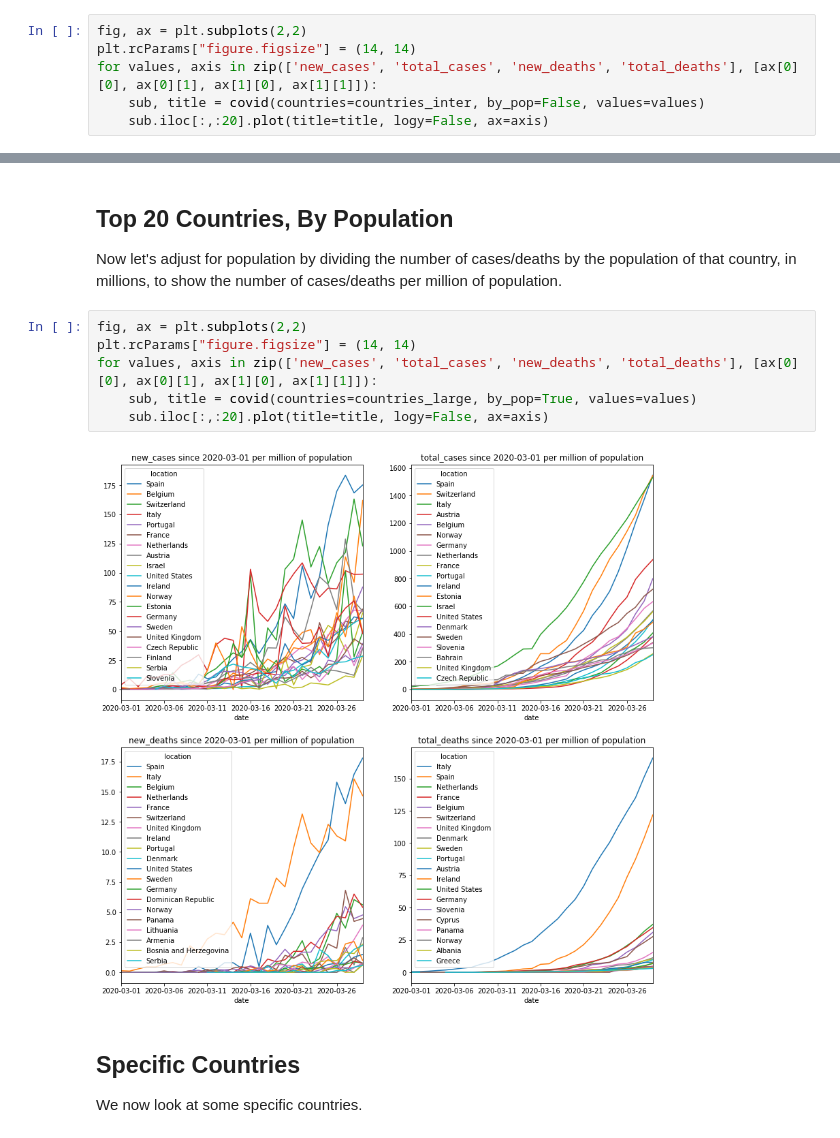
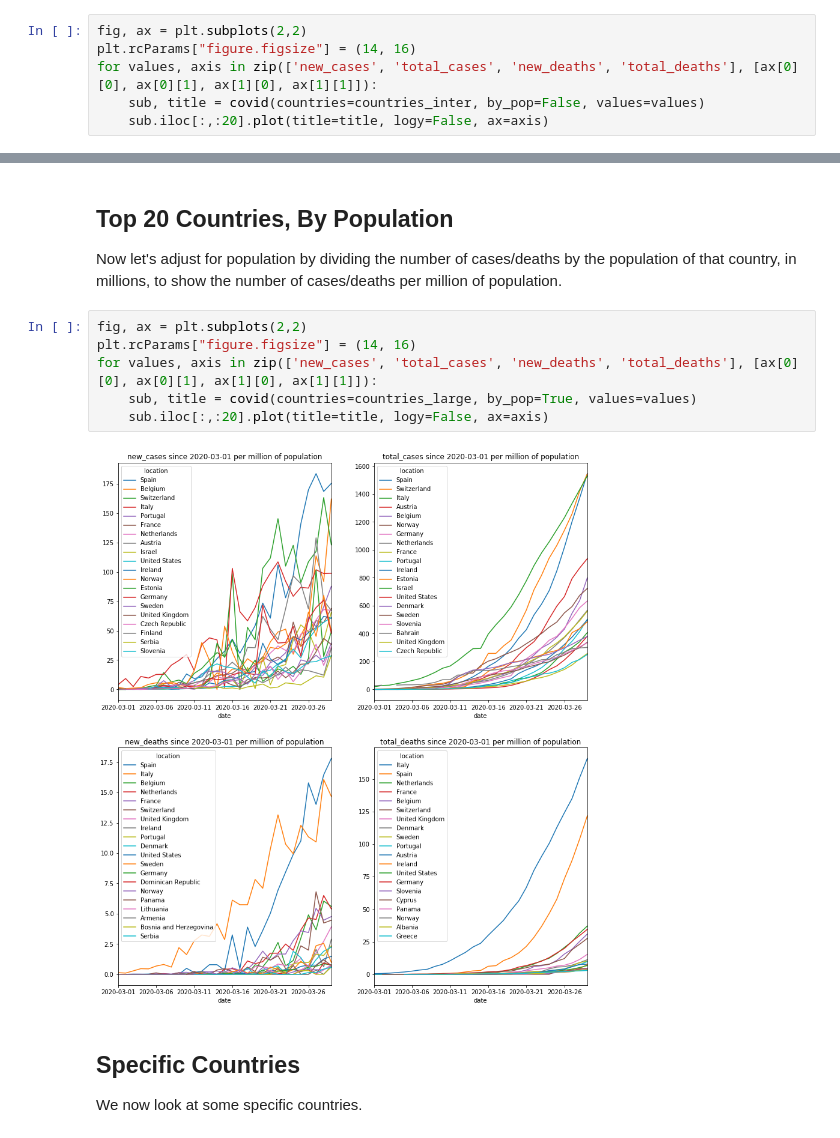
Before and after one commit to bakirl/covid19-tracker, a Jupyter notebook: covid19.ipynb, the cells around one changed output, grey strips where cells are left out. Cells and saved outputs as stored; diff of their text form.

```diff
--- a/covid19.ipynb
+++ b/covid19.ipynb
@@ -116,7 +116,7 @@ Note that in all cases, the legend listss the counties in descending order (larg
 First, we look at the number of new cases, total cases, new deaths, and total deaths per country since 1 March 2020. In each case, the top 20 countries are shown.
 # %%
 fig, ax = plt.subplots(2,2)
-plt.rcParams["figure.figsize"] = (14, 14)
+plt.rcParams["figure.figsize"] = (14, 16)
 for values, axis in zip(['new_cases', 'total_cases', 'new_deaths', 'total_deaths'], [ax[0][0], ax[0][1], ax[1][0], ax[1][1]]):
     sub, title = covid(countries=countries_inter, by_pop=False, values=values)
     sub.iloc[:,:20].plot(title=title, logy=False, ax=axis)
@@ -127,12 +127,12 @@ for values, axis in zip(['new_cases', 'total_cases', 'new_deaths', 'total_deaths
 Now let's adjust for population by dividing the number of cases/deaths by the population of that country, in millions, to show the number of cases/deaths per million of population.
 # %%
 fig, ax = plt.subplots(2,2)
-plt.rcParams["figure.figsize"] = (14, 14)
+plt.rcParams["figure.figsize"] = (14, 16)
 for values, axis in zip(['new_cases', 'total_cases', 'new_deaths', 'total_deaths'], [ax[0][0], ax[0][1], ax[1][0], ax[1][1]]):
     sub, title = covid(countries=countries_large, by_pop=True, values=values)
     sub.iloc[:,:20].plot(title=title, logy=False, ax=axis)
 # %% [output]
-[figure, old version]
+[figure, new version]
 # %% [markdown]
 ## Specific Countries
 We now look at some specific countries.
```
Also changed, not shown: parts of 1 cell of this notebook.
